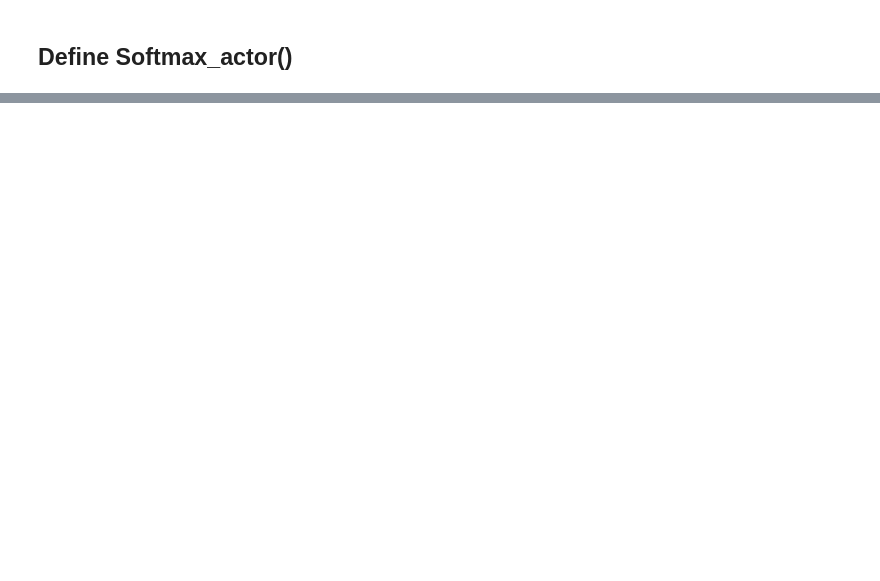
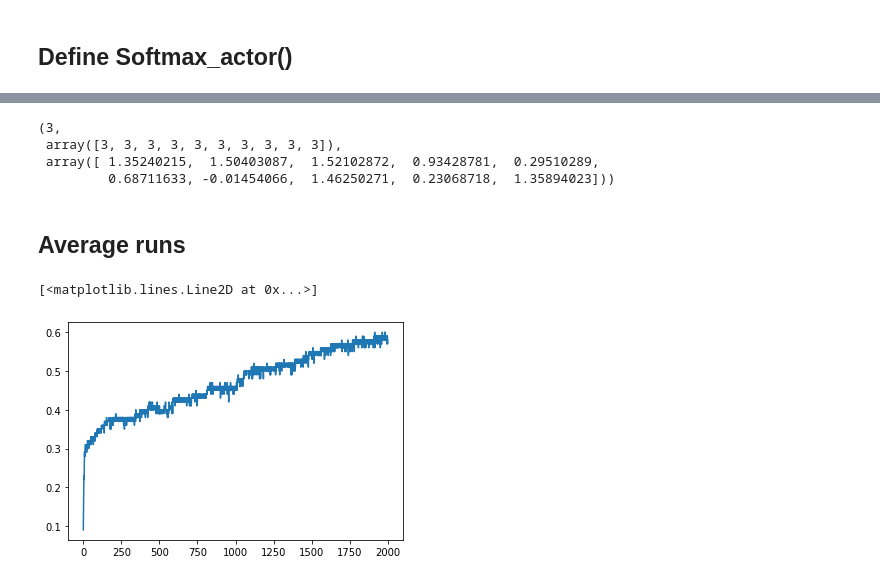
Before and after one commit to rweaton/reinforcement-learning-exercises, a Jupyter notebook: SuttonBartoChapt2/n-armed-bandit.ipynb, the cells around one changed output, grey strips where cells are left out. Cells and saved outputs as stored; diff of their text form; code cells hidden in the pictures; blank space fills up the shorter version.

Commit message:
added more core functions, working n-armed bandit solver with both epsiolon-greedy and softmax action selectors

```diff
--- a/SuttonBartoChapt2/n-armed-bandit.ipynb
+++ b/SuttonBartoChapt2/n-armed-bandit.ipynb
@@ -141,0 +154,5 @@ array([3, 3, 3, 3, 3, 3, 3, 2, 1, 0, 5, 3, 3, 3, 3, 3, 2, 2, 4, 3])
+# %%
+n_actions = 10
+action_values_actual = draw_random_from_normal(n_actions, 0., 1.)
+action_values_actual = np.sort(action_values_actual)
+action_values_actual
@@ -141,0 +239,27 @@ array([3, 3, 3, 3, 3, 3, 3, 2, 1, 0, 5, 3, 3, 3, 3, 3, 2, 2, 4, 3])
+# %%
+runs_record = n_armed_bandit_solve(n_arms, n_runs, n_steps_per_run, actor=actor_greedy)
+# %%
+i = 0
+runs_record[i]["best_action"], runs_record[i]["action_record"][-10:], runs_record[i]["reward_record"][-10:]
+# %% [output]
+(3,
+ array([3, 3, 3, 3, 3, 3, 3, 3, 3, 3]),
+ array([ 1.35240215,  1.50403087,  1.52102872,  0.93428781,  0.29510289,
+         0.68711633, -0.01454066,  1.46250271,  0.23068718,  1.35894023]))
+# %% [markdown]
+## Average runs
+# %%
+reward_trace = np.zeros_like(runs_record[0]["reward_record"])
+best_trace = np.zeros_like(runs_record[0]["action_record"])
+for i in range(0, n_runs):
+    best_action = runs_record[i]["best_action"]
+    reward_trace += runs_record[i]["reward_record"]
+    best_trace += (runs_record[i]["action_record"] == best_action)
+
+best_trace = best_trace / n_runs
+reward_trace = reward_trace / n_runs
+# %%
+plt.plot(best_trace)
+# %% [output]
+[<matplotlib.lines.Line2D at 0x...>]
+[figure, added]
```
Also changed, not shown: parts of 12 cells of this notebook.
